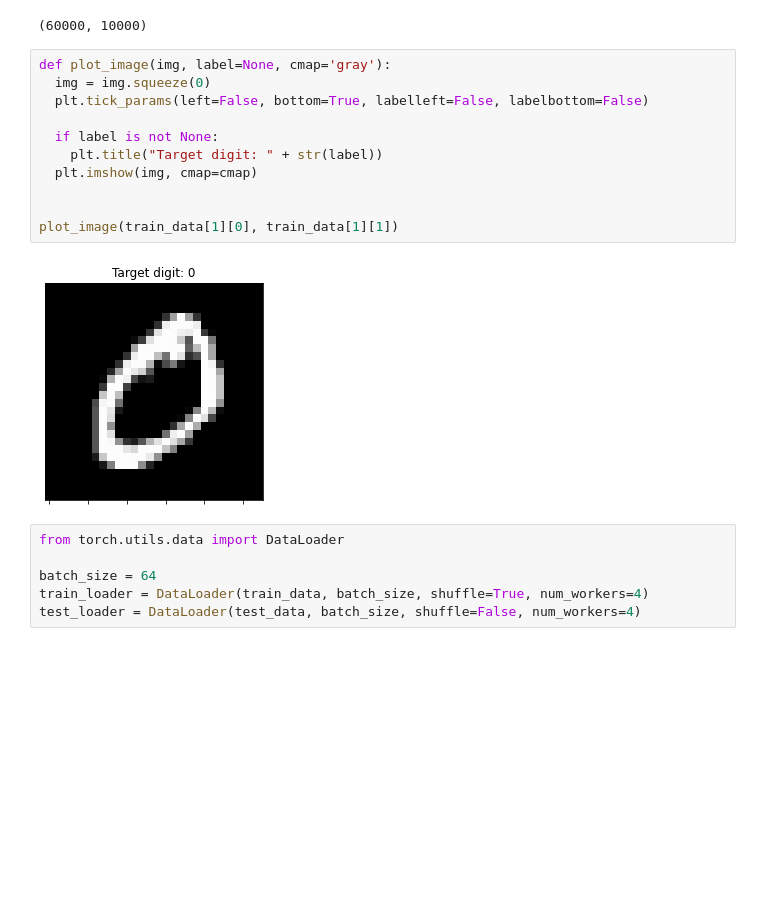
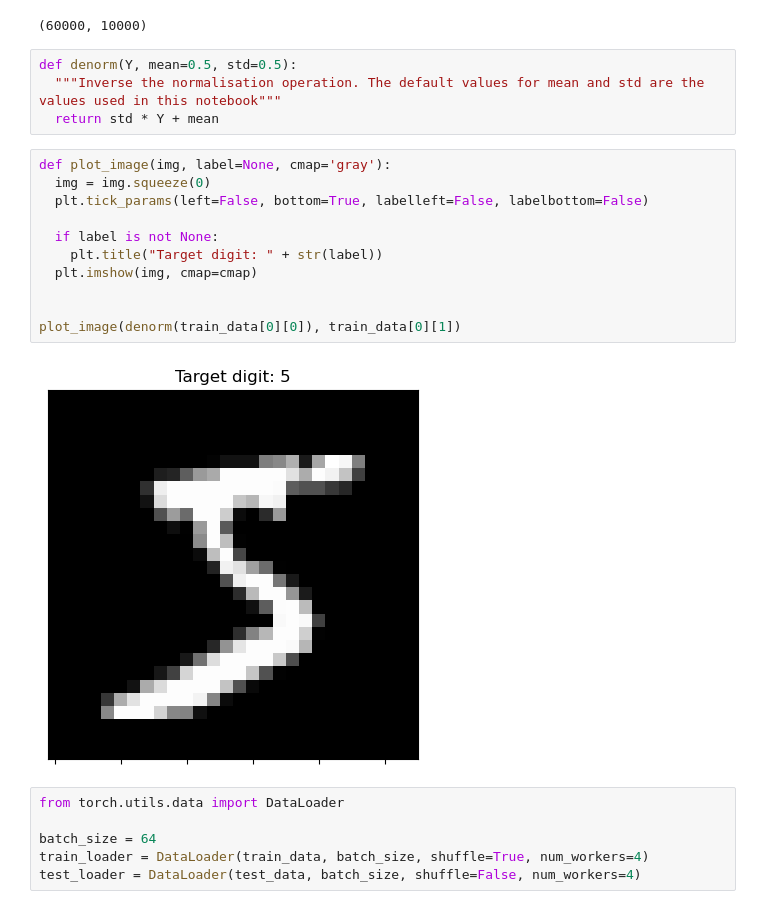
Before and after one commit to Vortexx2/digit-generator, a Jupyter notebook: main.ipynb, the cells around one changed output. Cells and saved outputs as stored; diff of their text form; blank space fills up the shorter version.

```diff
--- a/main.ipynb
+++ b/main.ipynb
@@ -21,19 +21,23 @@ test_data = datasets.MNIST('data', train=False, download=True, transform=data_tr
 len(train_data), len(test_data)
 # %% [output]
 (60000, 10000)
+# %%
+def denorm(Y, mean=0.5, std=0.5):
+  """Inverse the normalisation operation. The default values for mean and std are the values used in this notebook"""
+  return std * Y + mean
 # %%
 def plot_image(img, label=None, cmap='gray'):
   img = img.squeeze(0)
   plt.tick_params(left=False, bottom=True, labelleft=False, labelbottom=False)
 
   if label is not None:
     plt.title("Target digit: " + str(label))
   plt.imshow(img, cmap=cmap)
 
 
-plot_image(train_data[1][0], train_data[1][1])
+plot_image(denorm(train_data[0][0]), train_data[0][1])
 # %% [output]
-[figure, old version]
+[figure, new version]
 # %%
 from torch.utils.data import DataLoader
 
```
Also changed, not shown: parts of 14 cells of this notebook, 1 other file.
